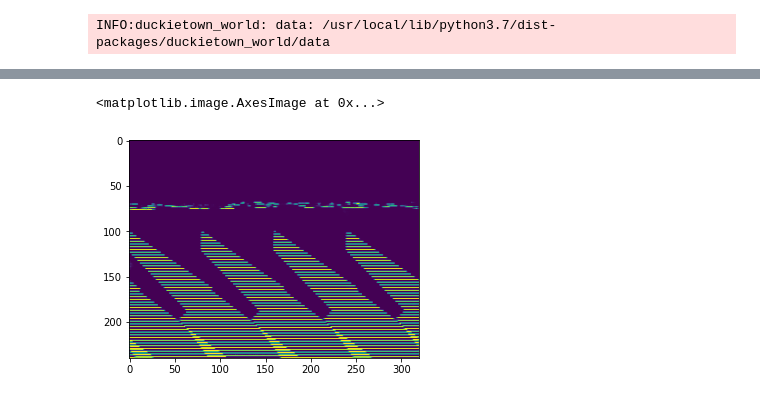
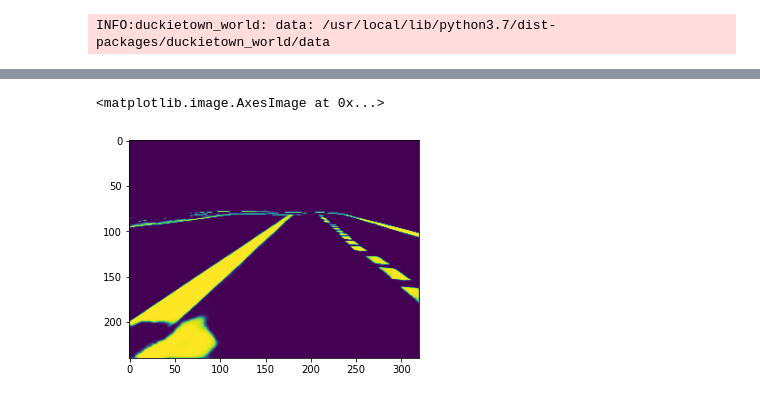
Before and after one commit to poliduckie/MPC, a Jupyter notebook: MPC_with_segmentation.ipynb, the cells around one changed output, grey strips where cells are left out. Saved outputs shown, nothing was run; the diff lists cells and outputs as text; code cells hidden in the pictures.

Commit message:
Fixed the image shape for the segmentation input

```diff
--- a/MPC_with_segmentation.ipynb
+++ b/MPC_with_segmentation.ipynb
@@ -84,7 +101,7 @@ plt.imshow(img_example)
 from poliduckie_segmentation import Segmentation
 
 segmentation = Segmentation()
-prediction = segmentation.predict(cv2.resize(img_example,(240,320),interpolation=cv2.INTER_CUBIC))
+prediction = segmentation.predict(cv2.resize(img_example,(320,240),interpolation=cv2.INTER_CUBIC))
 # %% [output]
 Model: "model"
 __________________________________________________________________________________________________
@@ -106,5 +123,5 @@ ________________________________________________________________________________
 # %%
-plt.imshow(prediction)
+plt.imshow(np.reshape(prediction, (240, 320)))
 # %% [output]
 <matplotlib.image.AxesImage at 0x...>
-[figure, old version]
+[figure, new version]
```
Also changed, not shown: parts of 3 cells of this notebook.
